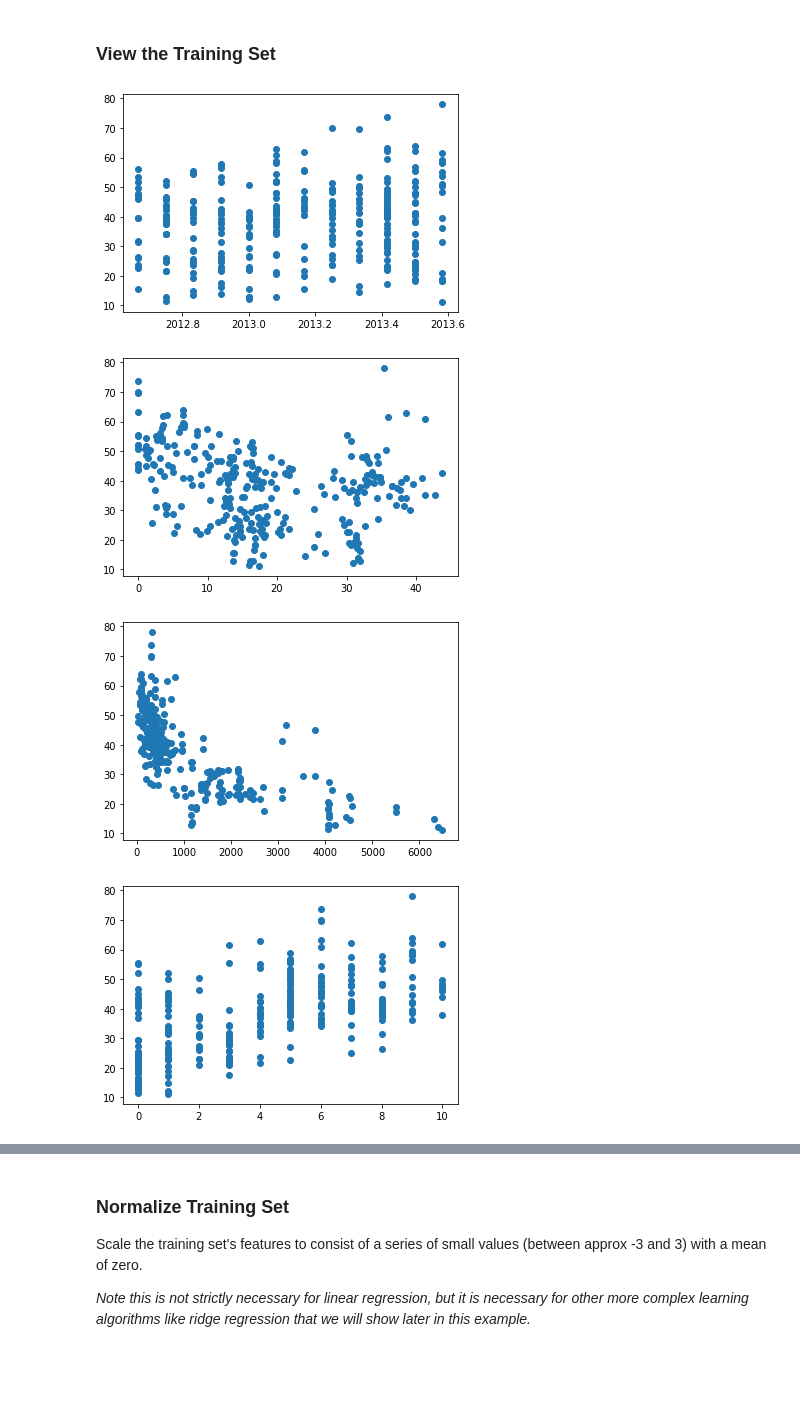
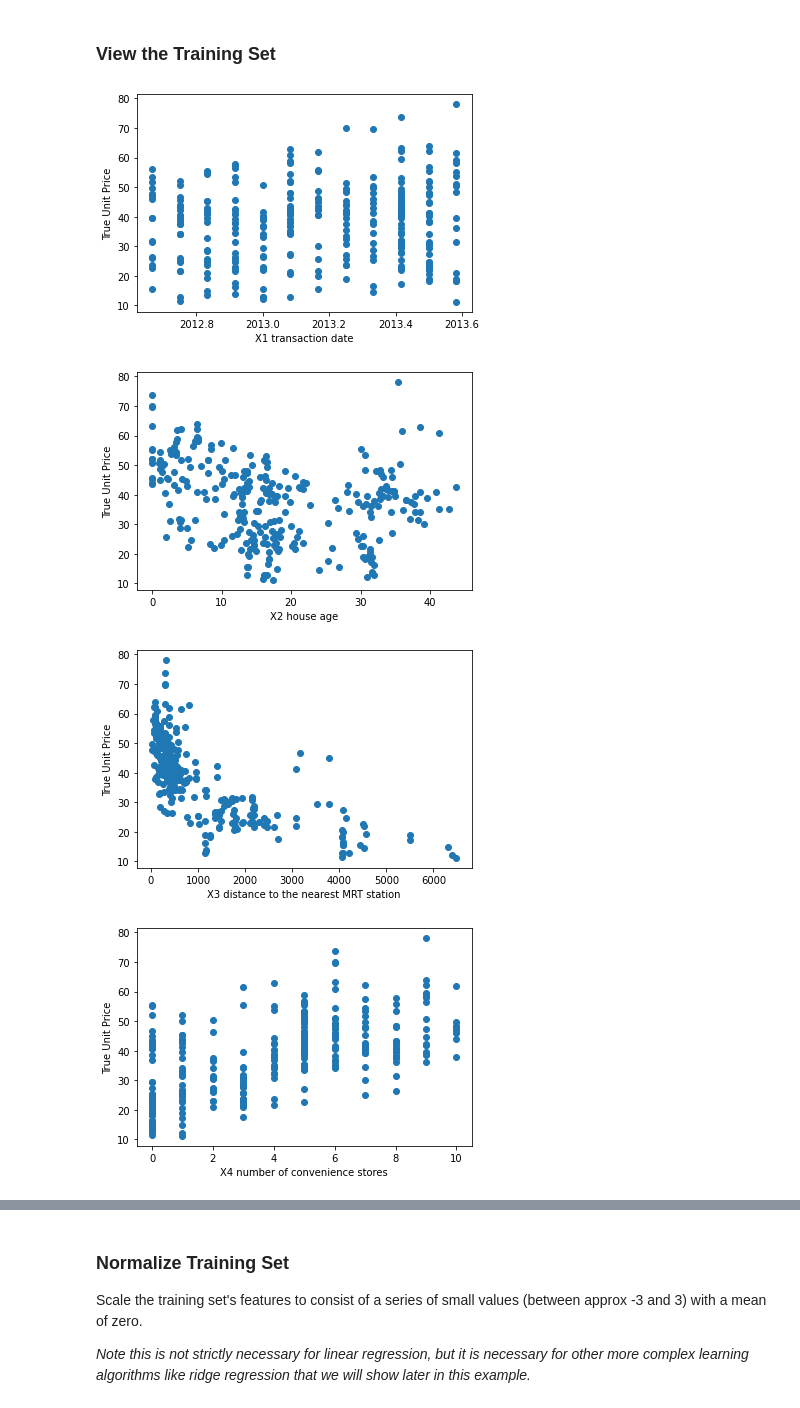
Before and after one commit to jpvantassel/ml-course, a Jupyter notebook: examples/0_linear_regression/0_real_estate.ipynb, the cells around one changed output, grey strips where cells are left out. Drawn from its saved outputs; the diff is of its cells as text; code cells hidden in the pictures; blank space fills up the shorter version.

Commit message:
:art: Add x and y labels

```diff
--- a/examples/0_linear_regression/0_real_estate.ipynb
+++ b/examples/0_linear_regression/0_real_estate.ipynb
@@ -48,6 +65,7 @@ We have one value we are trying to predict:
 # %%
 # convert to numpy
 xfeatures = df.iloc[:, 1:-1].to_numpy()
+xfeatures_labels = list(df.columns)[1:-1]
 ypredict = df.iloc[:, -1].to_numpy()
 
 # make sure we did the slices correctly
@@ -101,11 +119,13 @@ print(xfeatures_test.shape, ypredict_test.shape)
 # %% [markdown]
 ### View the Training Set
 # %%
-for feature in xfeatures_train.T:
+for feature, label in zip(xfeatures_train.T, xfeatures_labels):
     plt.scatter(feature, ypredict_train)
+    plt.xlabel(label)
+    plt.ylabel("True Unit Price")
     plt.show()
 # %% [output]
-[figure, old version]
+[figure, new version]
-[figure, old version]
+[figure, new version]
-[figure, old version]
+[figure, new version]
-[figure, old version]
+[figure, new version]
```
Also changed, not shown: parts of 9 cells of this notebook.
